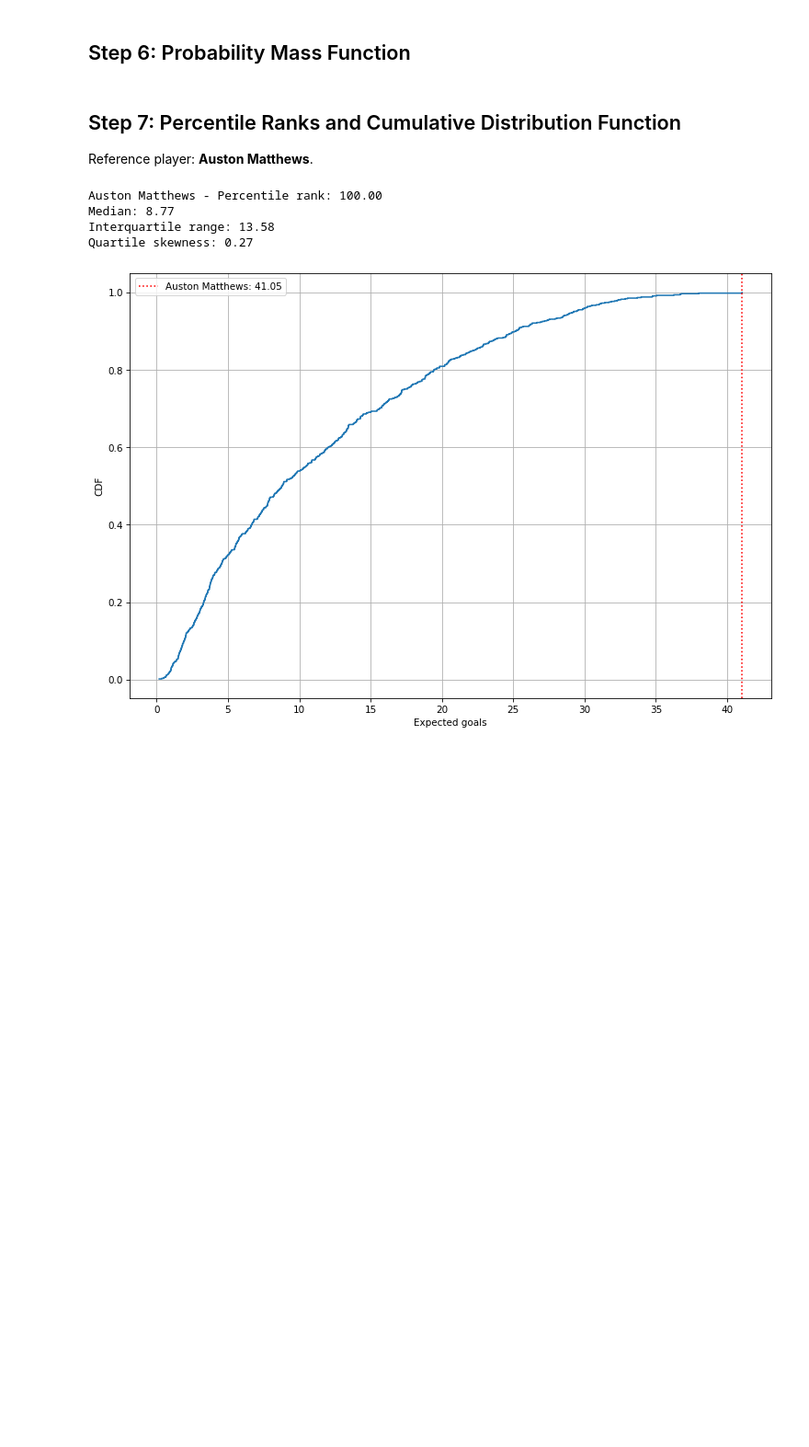
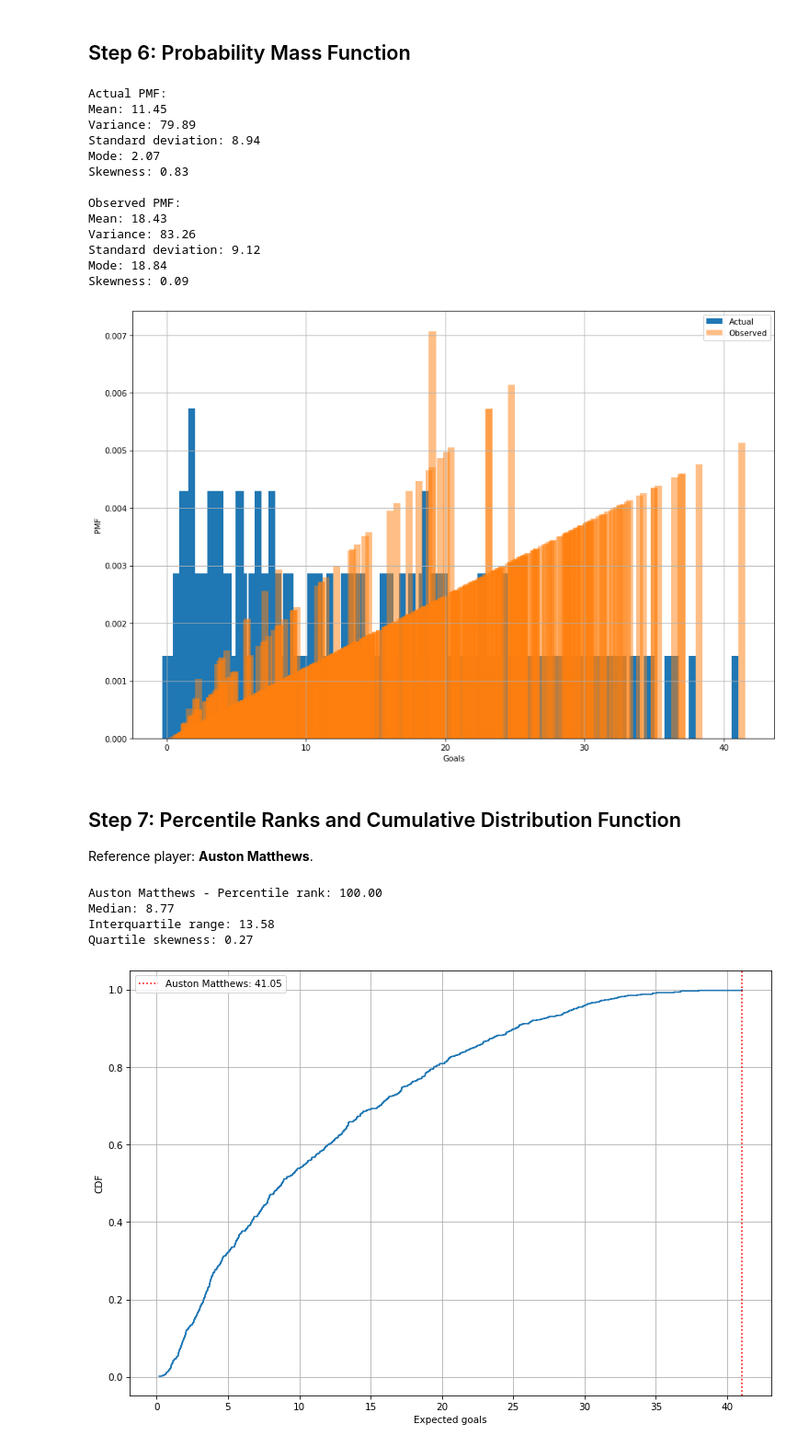
Before and after one commit to thedanicode24/moneypuck-data, a Jupyter notebook: skaters/expected-goals.ipynb, the cells around one changed output. Shown: that part at 92% size. Cells and saved outputs as stored; diff of their text form; code cells hidden in the pictures; blank space fills up the shorter version.

```diff
--- a/skaters/expected-goals.ipynb
+++ b/skaters/expected-goals.ipynb
@@ -85,5 +96,22 @@ Player with the most number of expected goals in 4-on-5 situations: Alex Tuch wi
 # %% [markdown]
 ## Step 6: Probability Mass Function
+# %%
+pmf_utils.plot_pmf(df_goals, feature, xlabel="Goals", width=0.5)
+# %% [output]
+Actual PMF:
+Mean: 11.45
+Variance: 79.89
+Standard deviation: 8.94
+Mode: 2.07
+Skewness: 0.83
+
+Observed PMF:
+Mean: 18.43
+Variance: 83.26
+Standard deviation: 9.12
+Mode: 18.84
+Skewness: 0.09
+[figure, added]
 # %% [markdown]
 ## Step 7: Percentile Ranks and Cumulative Distribution Function
 
```
Also changed, not shown: parts of 7 cells of this notebook, 7 other files.
